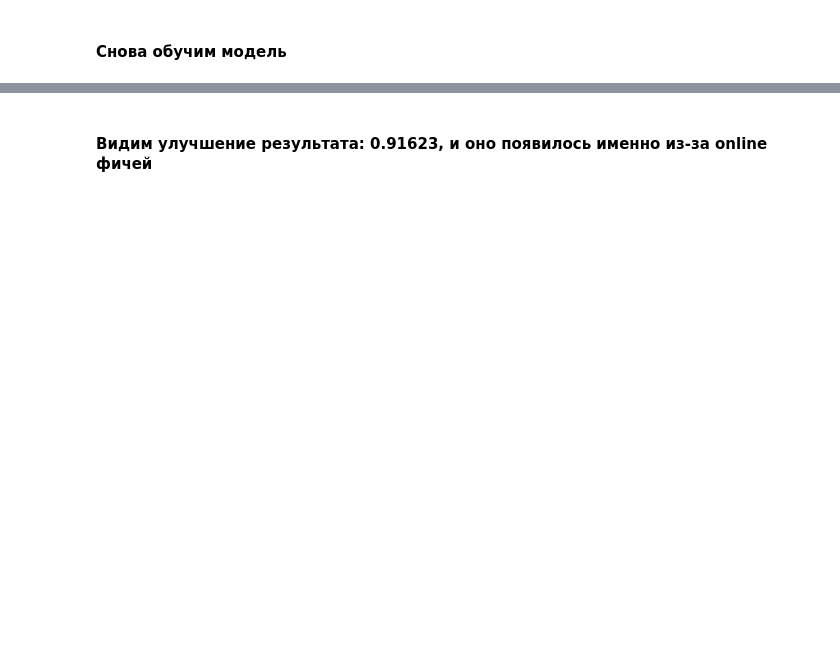
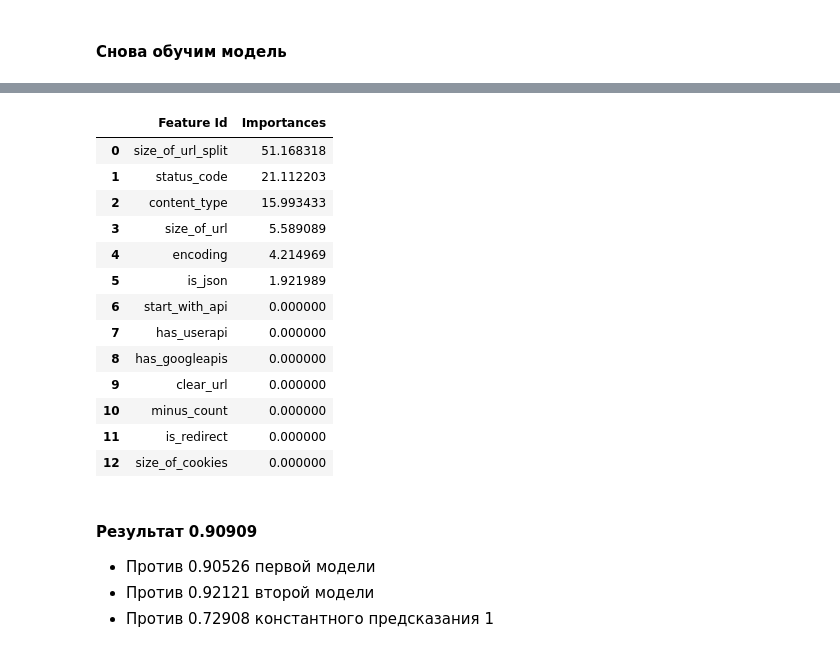
Before and after one commit to exsandebest/mts-teta-hackathon, a Jupyter notebook: main.ipynb, the cells around one changed output, grey strips where cells are left out. Drawn from its saved outputs; the diff is of its cells as text; code cells hidden in the pictures; blank space fills up the shorter version.

```diff
--- a/main.ipynb
+++ b/main.ipynb
@@ -126,7 +130,7 @@ def get_model(train, cat_features, text_features):
                                                                 train["target"],
                                                                 stratify=train["target"],
                                                                 test_size=0.33,
-#                                                                 random_state=3
+                                                                random_state=778
                                                                )
     # Создадим экземпляр модели
     # CatBoost выполнит препроцессинг для текста (колонка clear_url) за нас, главное - передать настройки
@@ -217,7 +221,7 @@ def get_model(train, cat_features, text_features):
           y_train,
           eval_set=(x_validation, y_validation),
           use_best_model=True,
-          early_stopping_rounds=300,
+#           early_stopping_rounds=300,
 #           plot=True,
           verbose=50
           )
@@ -313,5 +376,5 @@ def get_online_features(t):
     df["size_of_cookies"] = size_of_cookies
     return df
 # %%
-train = get_online_features(train)
+train_v3 = get_online_features(train)
 # %%
@@ -323,4 +393,4 @@ cat_features = ['start_with_api', 'has_userapi', 'has_googleapis', 'content_type
        'is_json', 'is_redirect', 'encoding']
 text_features = ["clear_url"]
 
-model_v2 = get_model(train, cat_features, text_features)
+model_v3 = get_model(train_v3, cat_features, text_features)
@@ -327,4 +415,22 @@ model_v2 = get_model(train, cat_features, text_features)
 # %%
-model_v2.get_feature_importance(prettified=True)
+model_v3.get_feature_importance(prettified=True)
+# %% [output]
+|  | Feature Id | Importances |
+| 0 | size_of_url_split | 51.168318 |
+| 1 | status_code | 21.112203 |
+| 2 | content_type | 15.993433 |
+| 3 | size_of_url | 5.589089 |
+| 4 | encoding | 4.214969 |
+| 5 | is_json | 1.921989 |
+| 6 | start_with_api | 0.000000 |
+| 7 | has_userapi | 0.000000 |
+| 8 | has_googleapis | 0.000000 |
+| 9 | clear_url | 0.000000 |
+| 10 | minus_count | 0.000000 |
+| 11 | is_redirect | 0.000000 |
+| 12 | size_of_cookies | 0.000000 |
 # %% [markdown]
-#### Видим улучшение результата: 0.91623, и оно появилось именно из-за online фичей
+#### Результат 0.90909
+* Против 0.90526 первой модели
+* Против 0.92121 второй модели
+* Против 0.72908 константного предсказания 1
```
Also changed, not shown: parts of 10 cells of this notebook.
